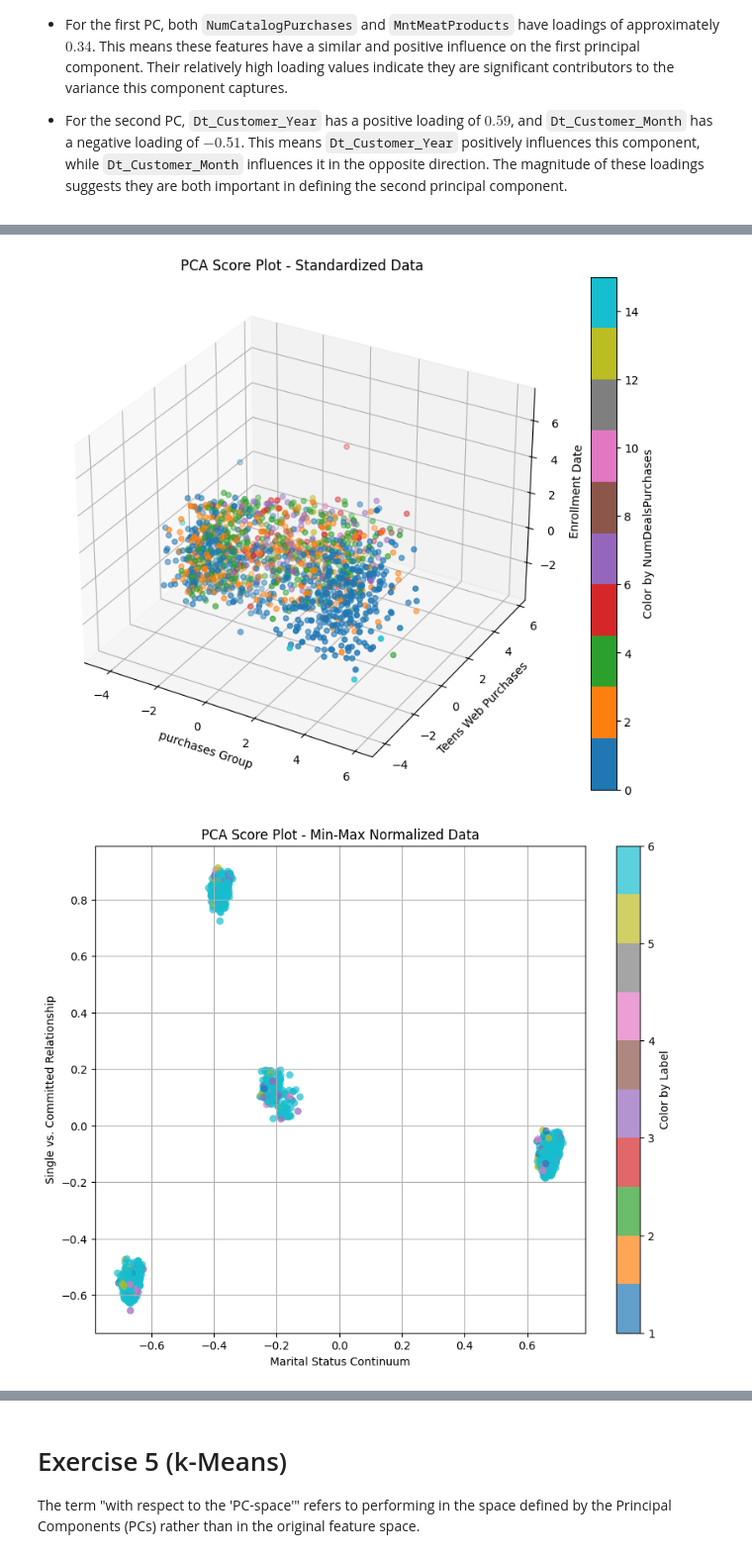
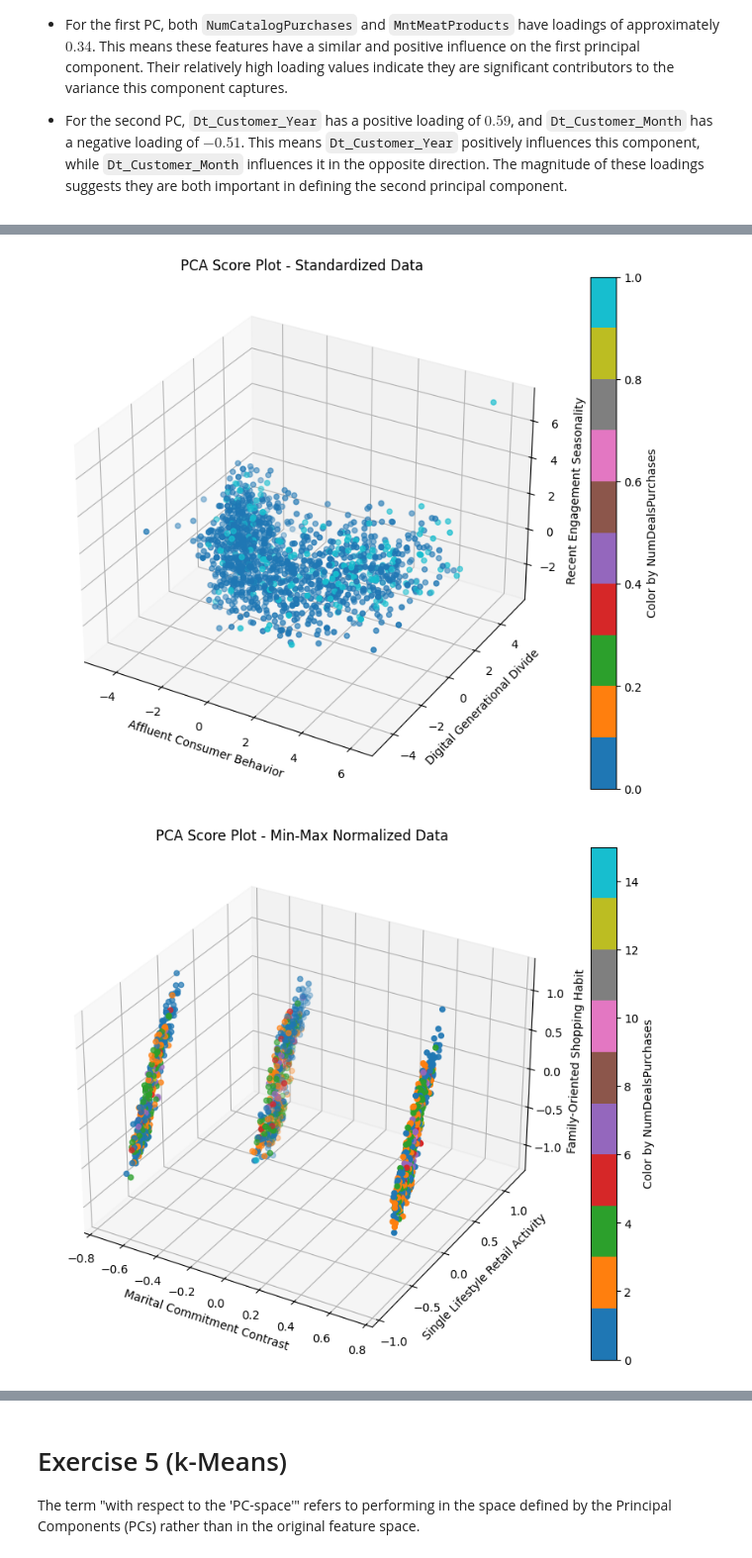
Before and after one commit to Sepehr-A/CLA_Project, a Jupyter notebook: PCA_HW/PCA_HW_NEW.ipynb, the cells around one changed output, grey strips where cells are left out. Shown at 99% size. Saved outputs shown, nothing was run; the diff lists cells and outputs as text; code cells hidden in the pictures.

```diff
--- a/PCA_HW/PCA_HW_NEW.ipynb
+++ b/PCA_HW/PCA_HW_NEW.ipynb
@@ -139,9 +139,7 @@ Index(['Education', 'Marital_Status', 'Year_Birth', 'Income', 'Kidhome',
 # %% [markdown]
 ## Encoding for Marital_Status:
 # %%
-categorical_columns = [ 'Marital_Status']
-
-Xworkdf = pd.get_dummies(Xworkdf, columns=categorical_columns)
+Xworkdf = pd.get_dummies(Xworkdf, columns=['Marital_Status'])
 # %% [markdown]
 ## Encoding for Education:
 # %%
@@ -174,0 +178,9 @@ Xworkdf.head()
+# %%
+plt.figure(figsize=(8, 6))
+scatter = plt.scatter(Xworkdf['Income'],Xworkdf.index)
+
+plt.xlabel('Income')
+plt.ylabel('Range')
+plt.title('income scatter plot')
+plt.grid()
+plt.show()
@@ -175,3 +189,6 @@ Xworkdf.head()
+# %%
+Xworkdf = Xworkdf[Xworkdf['Income'] <= 100000]
+workdf = workdf[workdf['Income'] <= 100000]
 # %% [markdown]
 # Exercise 3 (Preprocessing and full-PCA)
 # %% [markdown]
@@ -526,34 +533,34 @@ labels
 # %%
 def plot_pca_scores(pca_scores, labels, pc_names, title):
     if len(pc_names) == 2:
         plt.figure(figsize=(10, 8))
         scatter = plt.scatter(pca_scores[:, 0], pca_scores[:, 1], c=labels, alpha=0.7,
                               linewidth=0.5, cmap='tab10')
 
         plt.xlabel(pc_names[0])
         plt.ylabel(pc_names[1])
         plt.title(title)
         plt.colorbar(scatter, label='Color by Label')
         plt.grid(True)
         plt.show()
     elif len(pc_names) == 3:
         fig = plt.figure(figsize=(10, 8))
         ax = fig.add_subplot(111, projection='3d')
         scatter = ax.scatter(pca_scores[:, 0], pca_scores[:, 1], pca_scores[:, 2], c=labels, cmap='tab10')
 
         ax.set_xlabel(pc_names[0])
         ax.set_ylabel(pc_names[1])
         ax.set_zlabel(pc_names[2])
         ax.set_title(title)
         fig.colorbar(scatter, ax=ax, label='Color by NumDealsPurchases')
         plt.show()
 
 
 
-plot_pca_scores(X_std_pca,labels= workdf['NumDealsPurchases'], pc_names = ['purchases Group', 'Teens Web Purchases', 'Enrollment Date'],
+plot_pca_scores(X_std_pca,labels= workdf['Response'], pc_names = ['Affluent Consumer Behavior', 'Digital Generational Divide', 'Recent Engagement Seasonality'],
                 title='PCA Score Plot - Standardized Data')
-plot_pca_scores(X_mm_pca,labels= workdf['CombinedCmp'], pc_names = ['Marital Status Continuum', 'Single vs. Committed Relationship'],
+plot_pca_scores(X_mm_pca,labels= workdf['NumDealsPurchases'], pc_names = ['Marital Commitment Contrast', ' Single Lifestyle Retail Activity','Family-Oriented Shopping Habit'],
                   title='PCA Score Plot - Min-Max Normalized Data')
 # %% [output]
-[figure, old version]
+[figure, new version]
-[figure, old version]
+[figure, new version]
```
Also changed, not shown: parts of 37 cells of this notebook.
